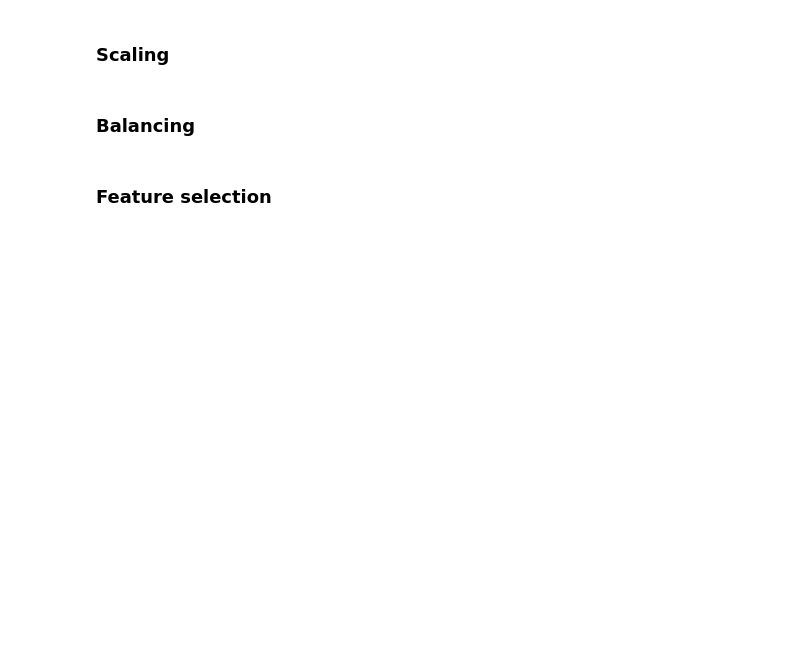
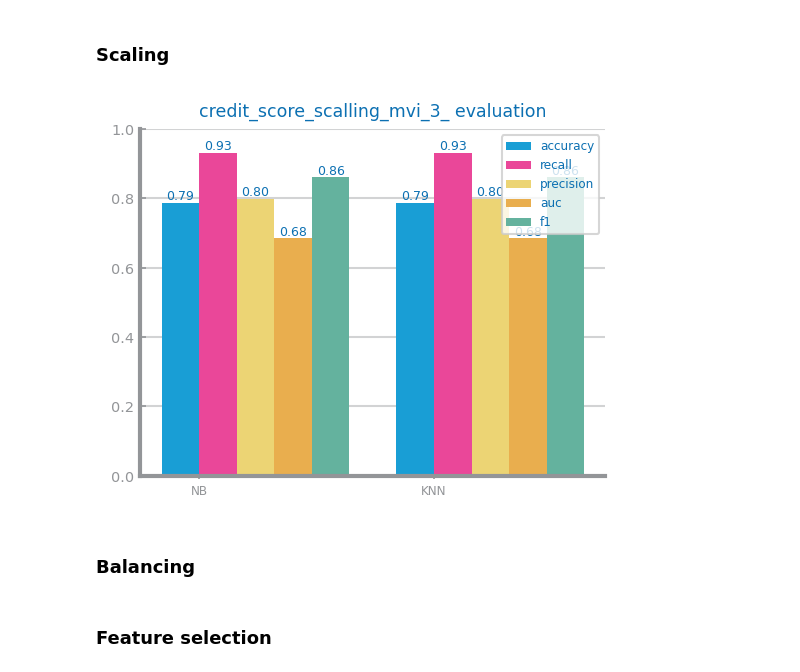
Before and after one commit to esteves3/data-science, a Jupyter notebook: credit-score-preparation.ipynb, the cells around one changed output. Cells and saved outputs as stored; diff of their text form; code cells hidden in the pictures; blank space fills up the shorter version.

```diff
--- a/credit-score-preparation.ipynb
+++ b/credit-score-preparation.ipynb
@@ -595,37 +675,39 @@ def evaluate_approach(
             eval[met] = [eval_NB[met], eval_KNN[met]]
     return eval
 
-data_to_eval = data_mvi_3.copy()
+data_to_eval = data_mvi_3_outliers_replace.copy()
 
 target = "Credit_Score"
 
 vars: list[str] = data_to_eval.columns.to_list()
-target_data: Series = data_to_eval.pop(target)
+labels: Series = data_to_eval.pop(target)
 
 file_tag = f'credit_score_scalling_mvi_3_'
 
 #Alternative 1: Standard Scalar
 transf: StandardScaler = StandardScaler(with_mean=True, with_std=True, copy=True).fit(
     data_to_eval
 )
 df_zscore = DataFrame(transf.transform(data_to_eval), index=data_to_eval.index)
-df_zscore[target] = target_data
+vars.remove(target)
 df_zscore.columns = vars
+df_zscore[target] = labels
 
 y = df_zscore[target]
 X = df_zscore.drop(columns = target)
 X_train, X_test, y_train, y_test = train_test_split(X, y, test_size=0.3)
 train = pd.concat([X_train, y_train], axis=1)
 test = pd.concat([X_test, y_test], axis=1)
-
 
 figure()
 eval: dict[str, list] = evaluate_approach(train, test, target=target, metric="recall")
 plot_multibar_chart(
     ["NB", "KNN"], eval, title=f"{file_tag} evaluation", percentage=True
 )
 savefig(f"images/{file_tag}std_scalar_eval.png")
 show()
+# %% [output]
+[figure, added]
 # %% [markdown]
 ### Balancing
 # %% [markdown]
```
Also changed, not shown: parts of 8 cells of this notebook, 14 other files.
